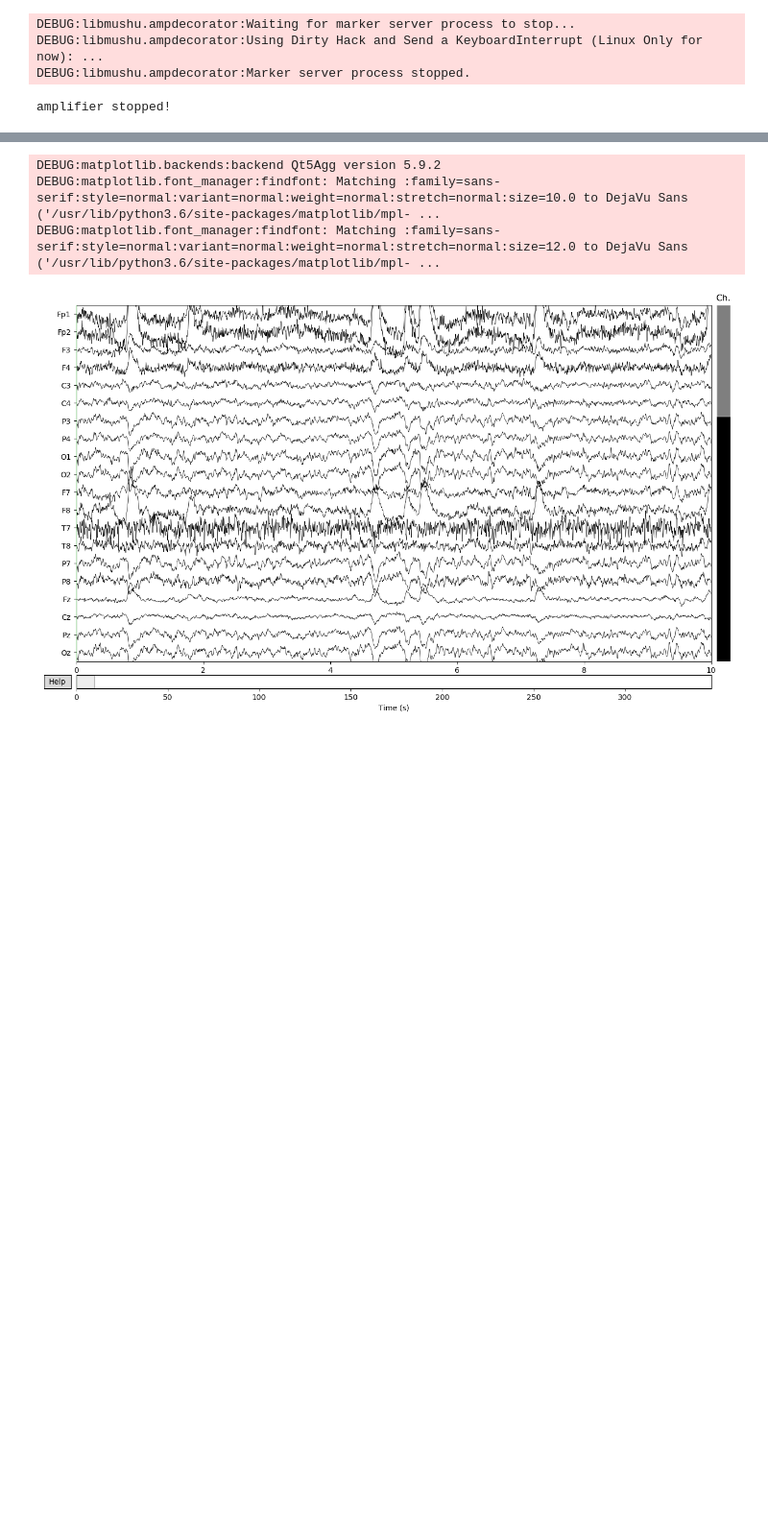
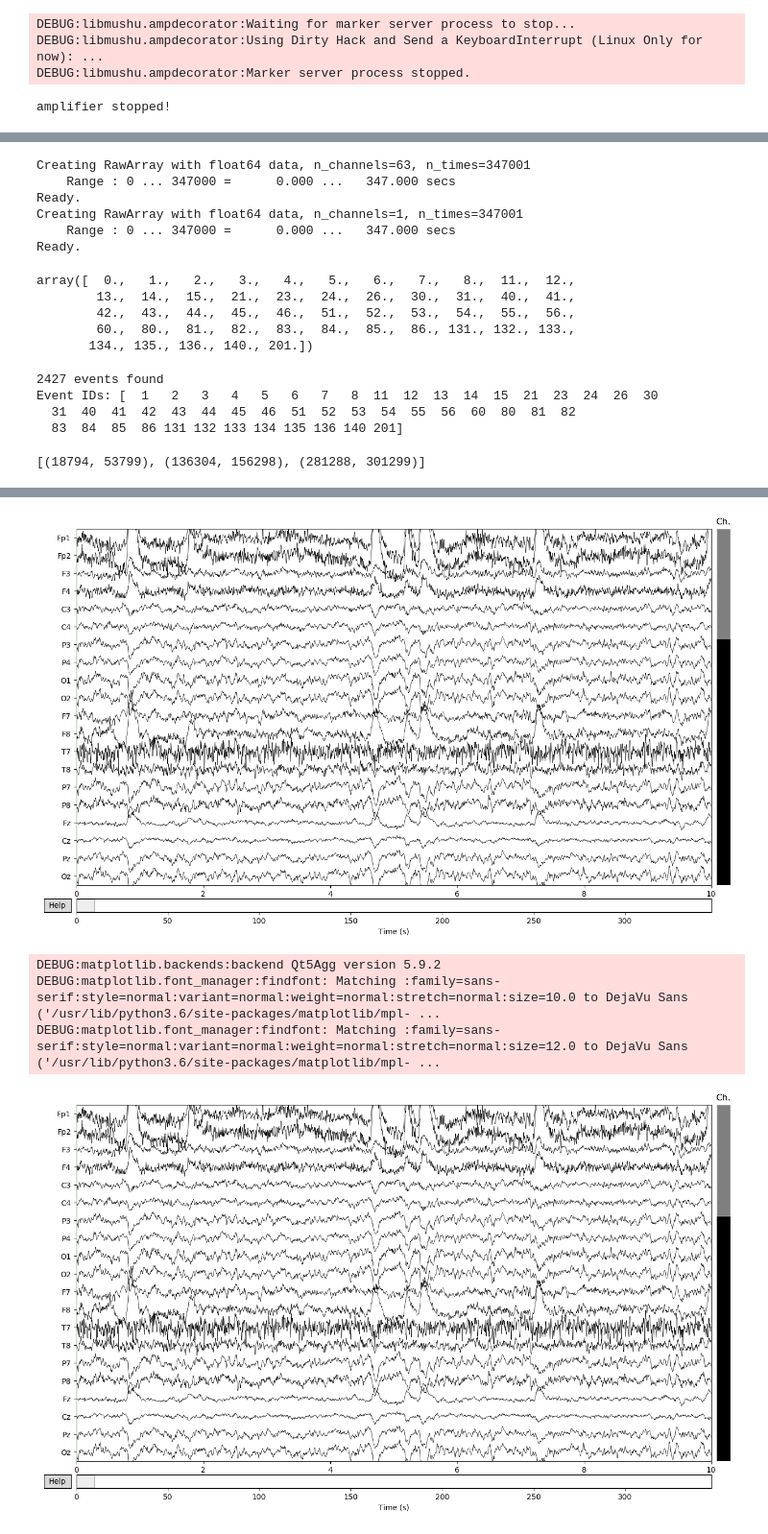
Before and after one commit to jnvandermeer/nf-rtime-preview, a Jupyter notebook: Projects_Templates/2_ReplayOldDataAsNF/ReplayExistingRecorgingInRT.ipynb, the cells around one changed output, grey strips where cells are left out. Shown at 96% size. Cells and saved outputs as stored; diff of their text form; code cells hidden in the pictures; blank space fills up the shorter version.

Commit message:
ready for merge with nik branch

```diff
--- a/Projects_Templates/2_ReplayOldDataAsNF/ReplayExistingRecorgingInRT.ipynb
+++ b/Projects_Templates/2_ReplayOldDataAsNF/ReplayExistingRecorgingInRT.ipynb
@@ -156,6 +162,7 @@ Playing Back - time = 346.983039
 # %%
 amp.stop()
 alld=np.concatenate(alld)
+channels=amp.get_channels()
 # %% [output]
 DEBUG:libmushu.ampdecorator:Waiting for marker server process to stop...
 DEBUG:libmushu.ampdecorator:Using Dirty Hack and Send a KeyboardInterrupt (Linux Only for now): ...
@@ -167,0 +182,35 @@ np.sum(alld-seed_d)
+# %%
+# now it is a MNE data file:
+raw = convert_alld_allm_to_mne(alld, allm, channels)
+# %% [output]
+Creating RawArray with float64 data, n_channels=63, n_times=347001
+    Range : 0 ... 347000 =      0.000 ...   347.000 secs
+Ready.
+Creating RawArray with float64 data, n_channels=1, n_times=347001
+    Range : 0 ... 347000 =      0.000 ...   347.000 secs
+Ready.
+# %%
+np.unique(raw[-1,:][0])
+# %% [output]
+array([  0.,   1.,   2.,   3.,   4.,   5.,   6.,   7.,   8.,  11.,  12.,
+        13.,  14.,  15.,  21.,  23.,  24.,  26.,  30.,  31.,  40.,  41.,
+        42.,  43.,  44.,  45.,  46.,  51.,  52.,  53.,  54.,  55.,  56.,
+        60.,  80.,  81.,  82.,  83.,  84.,  85.,  86., 131., 132., 133.,
+       134., 135., 136., 140., 201.])
+# %%
+evs=mne.find_events(raw)
+allbs=[st[0] for st in evs if st[2] == 83]
+alles=[st[0] for st in evs if st[2] == 84]
+# %% [output]
+2427 events found
+Event IDs: [  1   2   3   4   5   6   7   8  11  12  13  14  15  21  23  24  26  30
+  31  40  41  42  43  44  45  46  51  52  53  54  55  56  60  80  81  82
+  83  84  85  86 131 132 133 134 135 136 140 201]
+# %%
+list(zip(allbs, alles))
+# %% [output]
+[(18794, 53799), (136304, 156298), (281288, 301299)]
+# %%
+%matplotlib qt5
+raw.plot()
+# %% [output]
@@ -168,3 +220,4 @@ np.sum(alld-seed_d)
+[figure, added]
 # %%
 %matplotlib qt5
 raw.plot()
```
Also changed, not shown: parts of 12 cells of this notebook.
